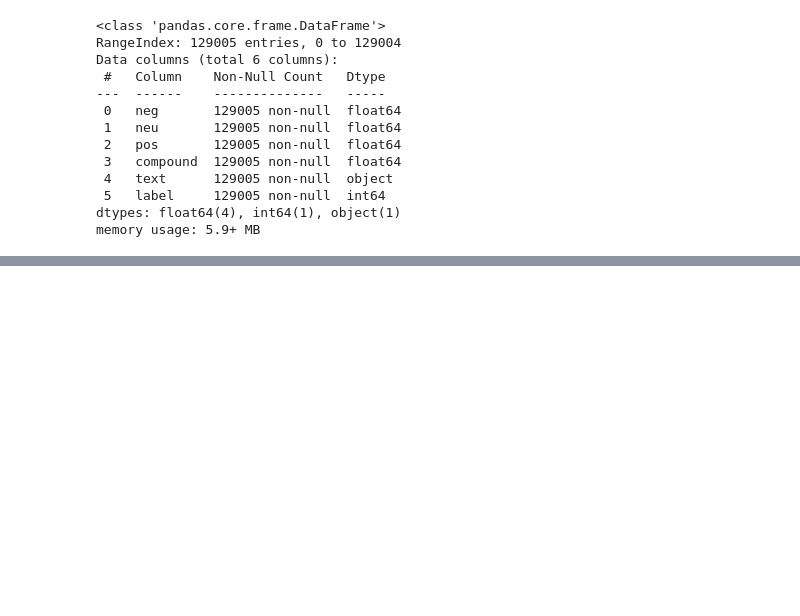
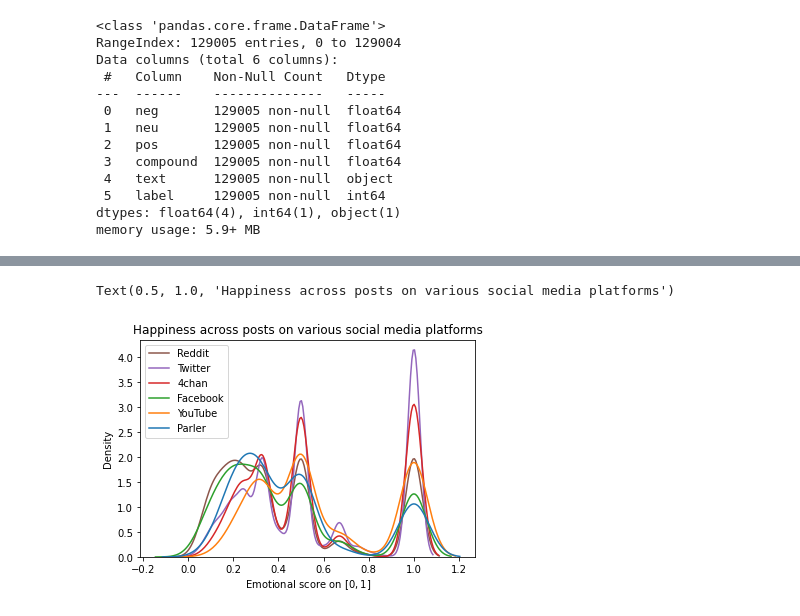
Before and after one commit to fedorukben/bdc2021, a Jupyter notebook: emo-analysis.ipynb, the cells around one changed output, grey strips where cells are left out. Saved outputs shown, nothing was run; the diff lists cells and outputs as text; code cells hidden in the pictures; blank space fills up the shorter version.

```diff
--- a/emo-analysis.ipynb
+++ b/emo-analysis.ipynb
@@ -89,2 +126,25 @@ plt.title("KDEs for emotional analysis of Parlays")
 # %%
 df.to_pickle('data/pickle/emo/emo-parler.pkl')
+# %%
+df_reddit = pd.read_pickle('data/pickle/emo/emo-reddit.pkl')
+df_twitter = pd.read_pickle('data/pickle/emo/emo-twitter.pkl')
+df_4chan = pd.read_pickle('data/pickle/emo/emo-4chan.pkl')
+df_fb = pd.read_pickle('data/pickle/emo/emo-fb.pkl')
+df_yt = pd.read_pickle('data/pickle/emo/emo-yt.pkl')
+df_parler = pd.read_pickle('data/pickle/emo/emo-parler.pkl')
+# %%
+haps = punch([df_reddit['hap'].tolist(),
+              df_twitter['hap'].tolist(),
+              df_4chan['hap'].tolist(),
+              df_fb['hap'].tolist(),
+              df_yt['hap'].tolist(),
+              df_parler['hap'].tolist()])
+
+
+sns.kdeplot(data=haps, common_norm=False)
+plt.legend(['Reddit','Twitter','4chan','Facebook','YouTube','Parler'])
+plt.xlabel('Emotional score on $[0,1]$')
+plt.title('Happiness across posts on various social media platforms')
+# %% [output]
+Text(0.5, 1.0, 'Happiness across posts on various social media platforms')
+[figure, added]
```
Also changed, not shown: parts of 18 cells of this notebook, 7 other files.
